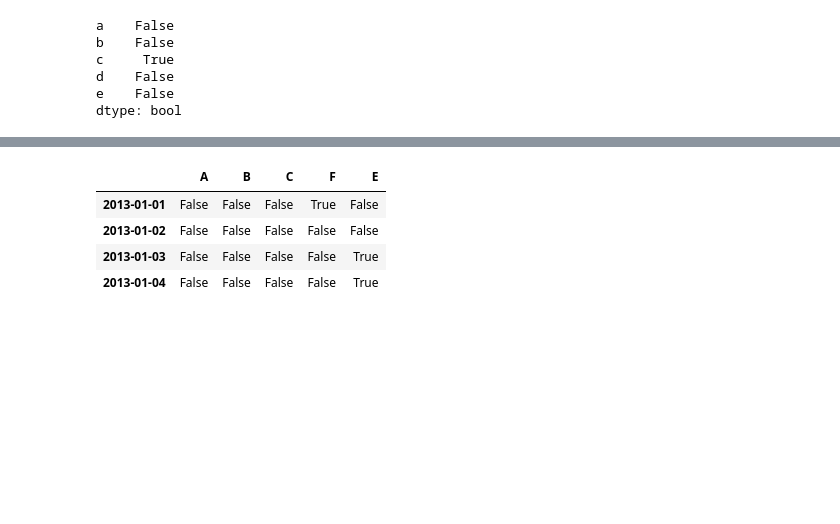
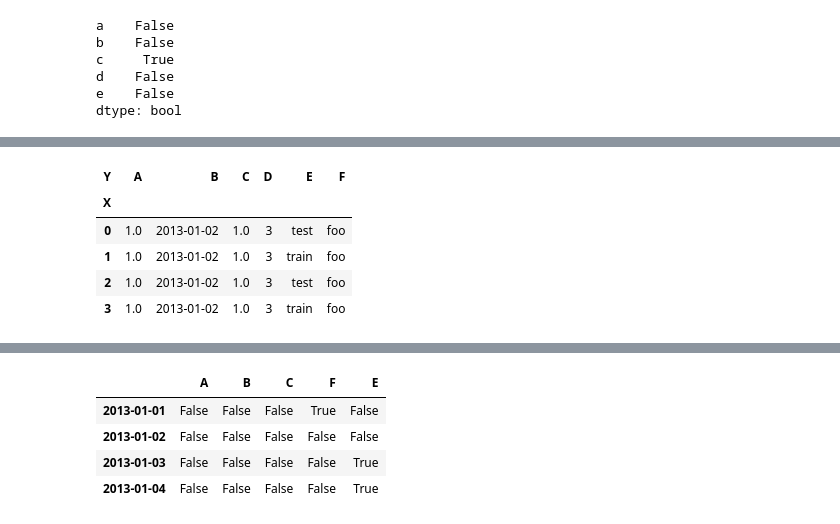
Before and after one commit to veledzimovich-iTechArt/pandas, a Jupyter notebook: 10min.ipynb, the cells around one changed output, grey strips where cells are left out. Cells and saved outputs as stored; diff of their text form; code cells hidden in the pictures; blank space fills up the shorter version.

```diff
--- a/10min.ipynb
+++ b/10min.ipynb
@@ -621,0 +672,10 @@ frame_rand
+# %%
+# Both the row index and the column index can have their own name attribute.
+frame_dict.rename_axis('X', axis='rows').rename_axis('Y', axis='columns')
+# %% [output]
+| Y | A | B | C | D | E | F |
+| X |  |  |  |  |  |  |
+| 0 | 1.0 | 2013-01-02 | 1.0 | 3 | test | foo |
+| 1 | 1.0 | 2013-01-02 | 1.0 | 3 | train | foo |
+| 2 | 1.0 | 2013-01-02 | 1.0 | 3 | test | foo |
+| 3 | 1.0 | 2013-01-02 | 1.0 | 3 | train | foo |
```
Also changed, not shown: parts of 99 cells of this notebook, 4 other files.
